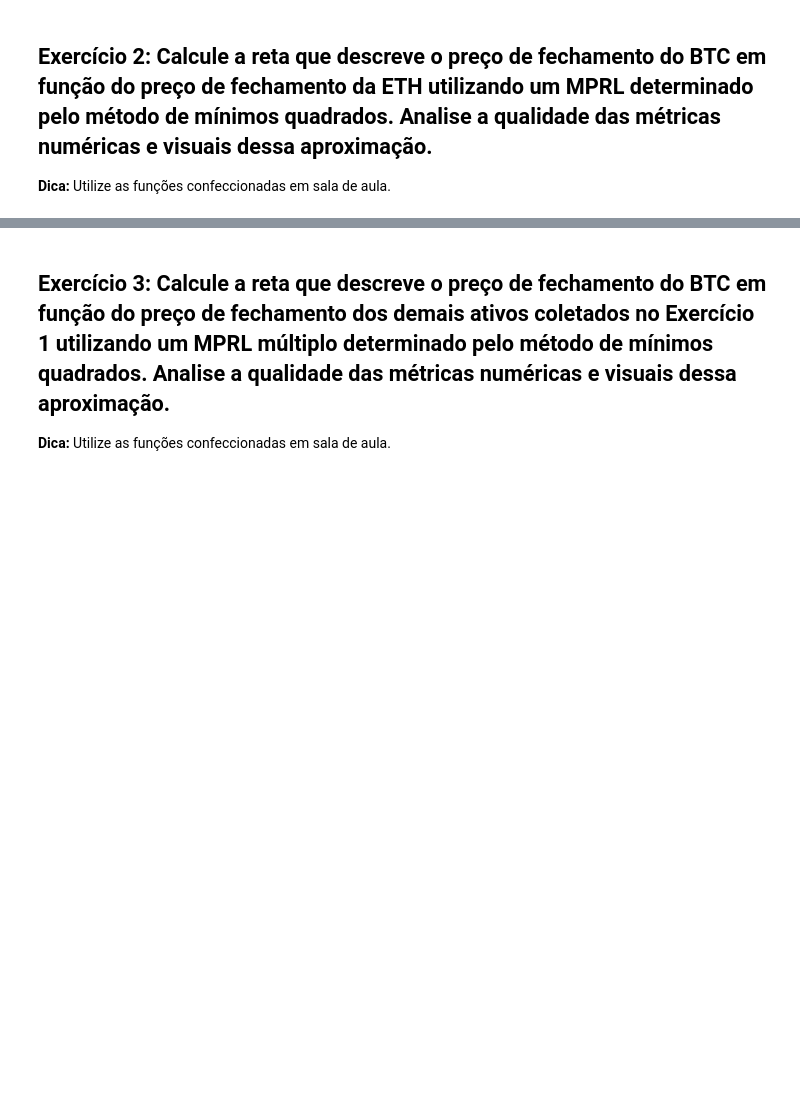
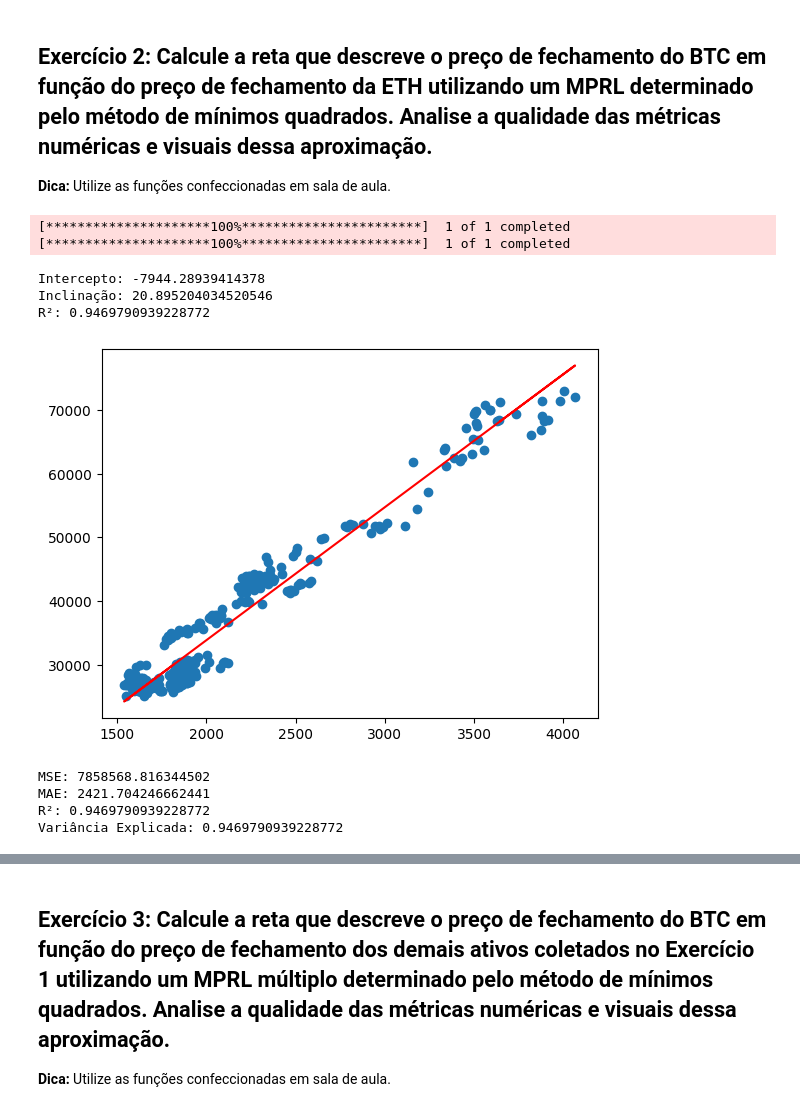
Before and after one commit to lucasokwok/AMRP, a Jupyter notebook: Lista_de_exercícios_2_Prática_de_MPRL.ipynb, the cells around one changed output, grey strips where cells are left out. Cells and saved outputs as stored; diff of their text form; code cells hidden in the pictures; blank space fills up the shorter version.

```diff
--- a/Lista_de_exercícios_2_Prática_de_MPRL.ipynb
+++ b/Lista_de_exercícios_2_Prática_de_MPRL.ipynb
@@ -84,3 +103,59 @@ Baixando dados de DXY (DX-Y.NYB)...
 ## **Exercício 2:** Calcule a reta que descreve o preço de fechamento do BTC em função do preço de fechamento da ETH utilizando um MPRL determinado pelo método de mínimos quadrados. Analise a qualidade das métricas numéricas e visuais dessa aproximação.
 
 **Dica:** Utilize as funções confeccionadas em sala de aula.
+# %%
+import yfinance as yf
+import pandas as pd
+import numpy as np
+import matplotlib.pyplot as plt
+from sklearn.linear_model import LinearRegression
+
+# Baixar dados
+btc_df = yf.download("BTC-USD", start="2023-04-01", end="2024-04-01")
+eth_df = yf.download("ETH-USD", start="2023-04-01", end="2024-04-01")
+
+# Garantir que estamos pegando Series com índice de datas
+btc = btc_df['Close']
+eth = eth_df['Close']
+
+# Montar DataFrame com datas alinhadas
+df = pd.concat([btc, eth], axis=1)
+df.columns = ['BTC', 'ETH']
+df.dropna(inplace=True)
+
+# Variáveis X e y
+X = df['ETH'].values.reshape(-1, 1)
+y = df['BTC'].values
+
+# Regressão linear
+modelo = LinearRegression()
+modelo.fit(X, y)
+y_pred = modelo.predict(X)
+
+# Resultados
+print("Intercepto:", modelo.intercept_)
+print("Inclinação:", modelo.coef_[0])
+print("R²:", modelo.score(X, y))
+
+# Gráfico simples
+plt.scatter(X, y)
+plt.plot(X, y_pred, color='red')
+plt.show()
+
+from sklearn.metrics import mean_squared_error, mean_absolute_error, r2_score, explained_variance_score
+
+print("MSE:", mean_squared_error(y, y_pred))
+print("MAE:", mean_absolute_error(y, y_pred))
+print("R²:", r2_score(y, y_pred))
+print("Variância Explicada:", explained_variance_score(y, y_pred))
+# %% [output]
+[*********************100%***********************]  1 of 1 completed
+[*********************100%***********************]  1 of 1 completed
+Intercepto: -7944.28939414378
+Inclinação: 20.895204034520546
+R²: 0.9469790939228772
+[figure, added]
+MSE: 7858568.816344502
+MAE: 2421.704246662441
+R²: 0.9469790939228772
+Variância Explicada: 0.9469790939228772
```
Also changed, not shown: parts of 5 cells of this notebook.
